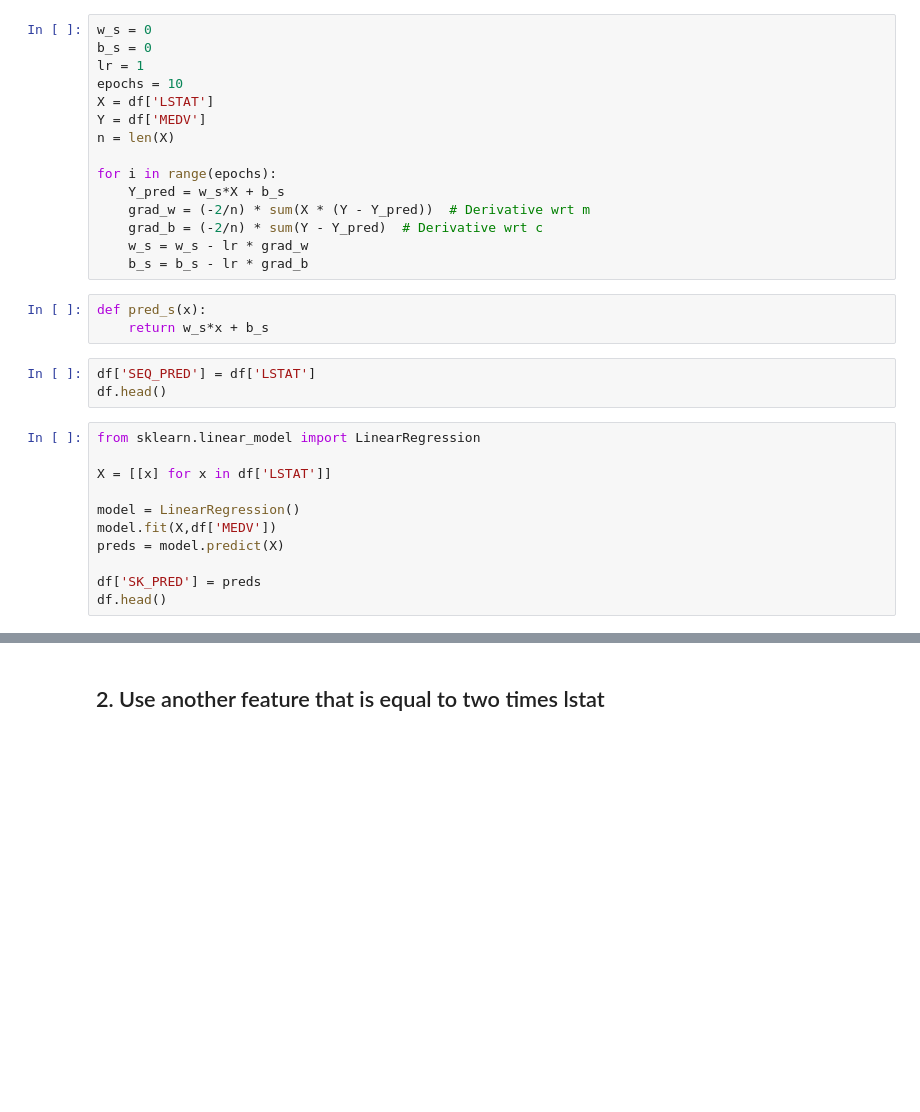
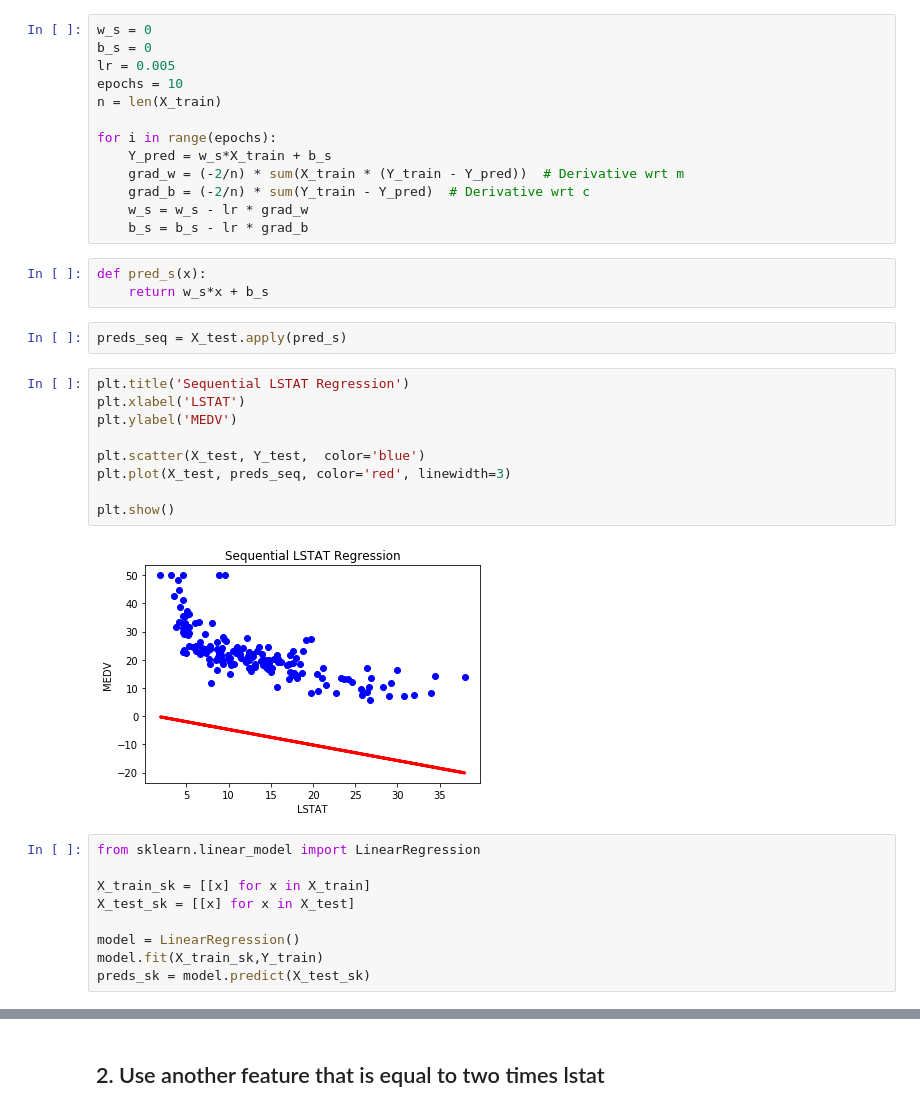
Before and after one commit to DebuggerOR/training_regression, a Jupyter notebook: training_regression.ipynb, the cells around one changed output, grey strips where cells are left out. Cells and saved outputs as stored; diff of their text form; blank space fills up the shorter version.

```diff
--- a/training_regression.ipynb
+++ b/training_regression.ipynb
@@ -115,34 +126,40 @@ plt.show()
 # %%
 w_s = 0
 b_s = 0
-lr = 1
+lr = 0.005
 epochs = 10
-X = df['LSTAT']
-Y = df['MEDV']
-n = len(X)
+n = len(X_train)
 
 for i in range(epochs):
-    Y_pred = w_s*X + b_s
-    grad_w = (-2/n) * sum(X * (Y - Y_pred))  # Derivative wrt m
-    grad_b = (-2/n) * sum(Y - Y_pred)  # Derivative wrt c
+    Y_pred = w_s*X_train + b_s
+    grad_w = (-2/n) * sum(X_train * (Y_train - Y_pred))  # Derivative wrt m
+    grad_b = (-2/n) * sum(Y_train - Y_pred)  # Derivative wrt c
     w_s = w_s - lr * grad_w
     b_s = b_s - lr * grad_b
 # %%
 def pred_s(x):
     return w_s*x + b_s
-# %%
-df['SEQ_PRED'] = df['LSTAT']
-df.head()
+# %%
+preds_seq = X_test.apply(pred_s)
+# %%
+plt.title('Sequential LSTAT Regression')
+plt.xlabel('LSTAT')
+plt.ylabel('MEDV')
+
+plt.scatter(X_test, Y_test,  color='blue')
+plt.plot(X_test, preds_seq, color='red', linewidth=3)
+
+plt.show()
+# %% [output]
+[figure, added]
 # %%
 from sklearn.linear_model import LinearRegression
 
-X = [[x] for x in df['LSTAT']]
+X_train_sk = [[x] for x in X_train]
+X_test_sk = [[x] for x in X_test]
 
 model = LinearRegression()
-model.fit(X,df['MEDV'])
-preds = model.predict(X)
-
-df['SK_PRED'] = preds
-df.head()
+model.fit(X_train_sk,Y_train)
+preds_sk = model.predict(X_test_sk)
 # %%
 plt.title('SKLRN LSTAT Regression')
```
Also changed, not shown: parts of 22 cells of this notebook, 1 other file.
